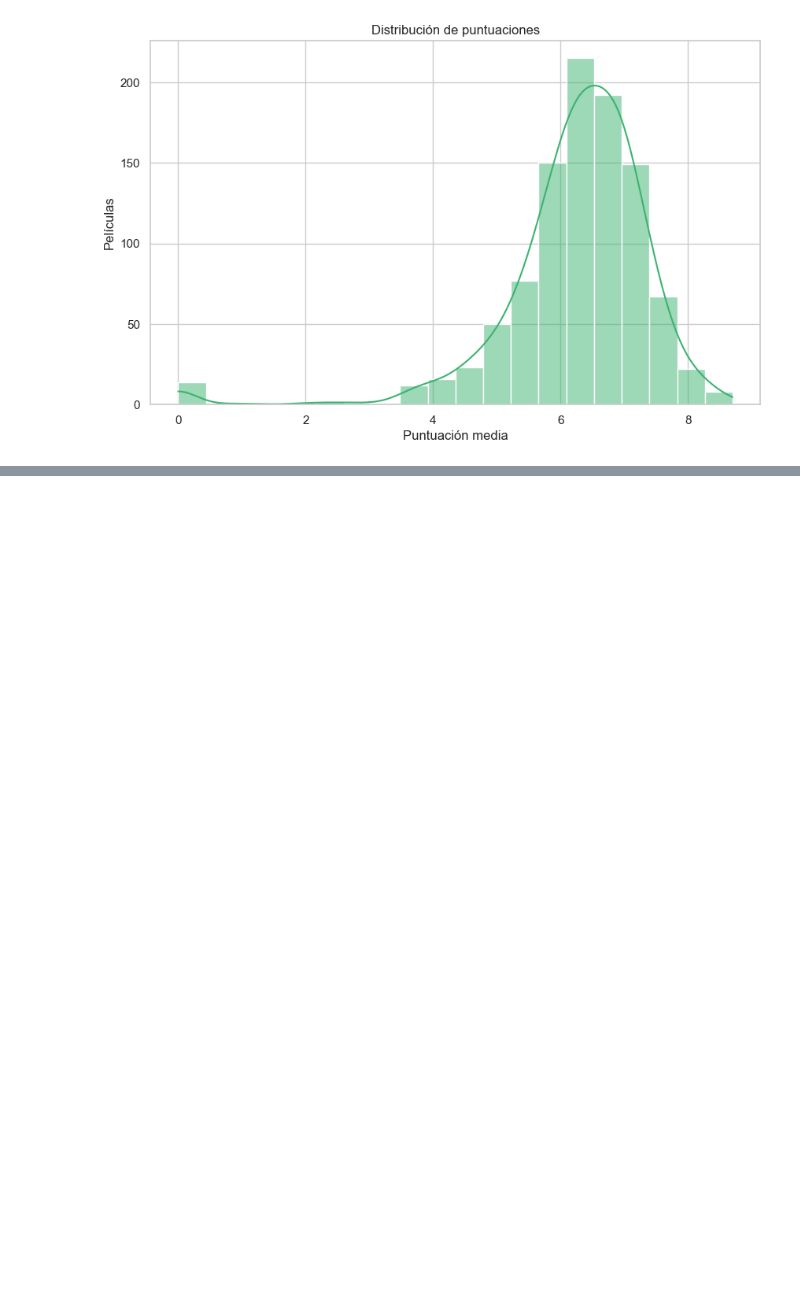
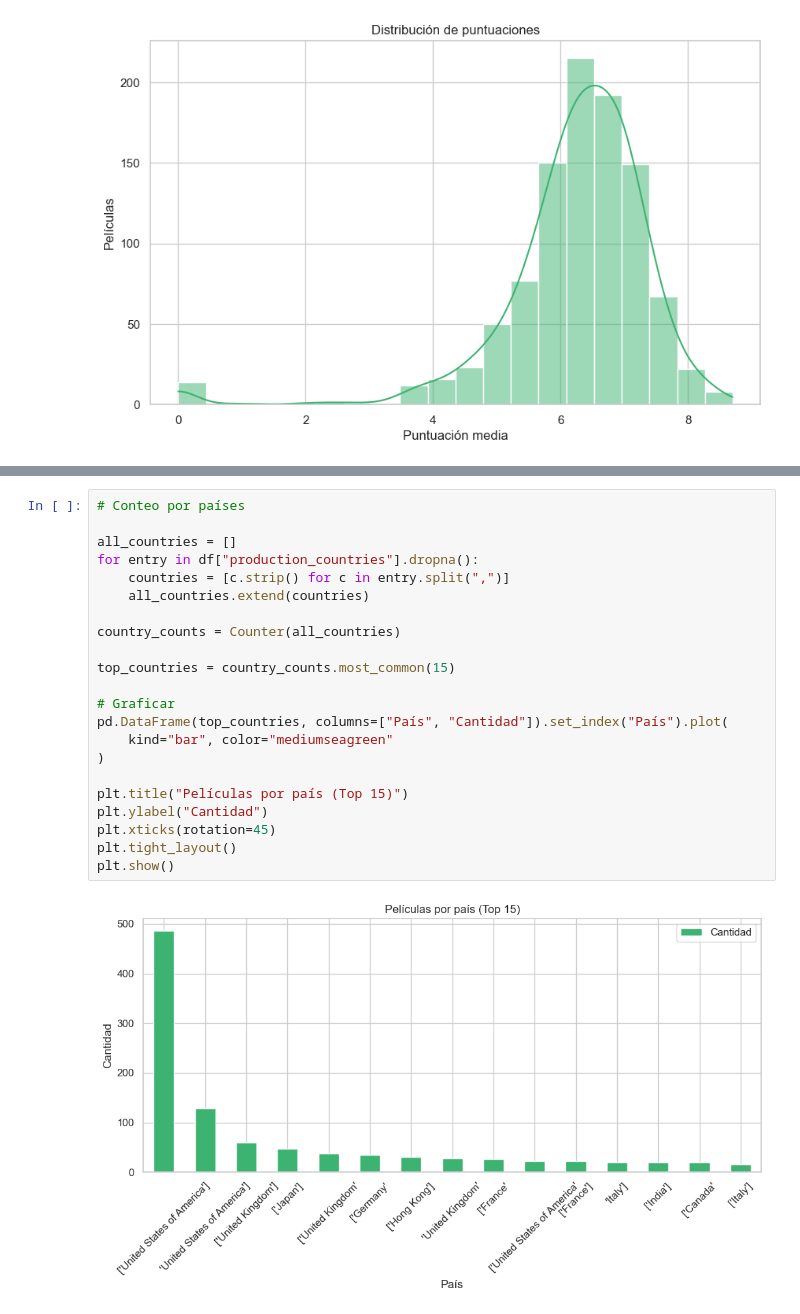
Before and after one commit to JuitoMG/recomendador-peliculas, a Jupyter notebook: notebooks/exploracion_datos.ipynb, the cells around one changed output, grey strips where cells are left out. Saved outputs shown, nothing was run; the diff lists cells and outputs as text; blank space fills up the shorter version.

Commit message:
Detectado un problema con el formato de los países y agregado a las conclusiones

```diff
--- a/notebooks/exploracion_datos.ipynb
+++ b/notebooks/exploracion_datos.ipynb
@@ -151,0 +152,24 @@ plt.show()
+# %%
+# Conteo por países
+
+all_countries = []
+for entry in df["production_countries"].dropna():
+    countries = [c.strip() for c in entry.split(",")]
+    all_countries.extend(countries)
+
+country_counts = Counter(all_countries)
+
+top_countries = country_counts.most_common(15)
+
+# Graficar
+pd.DataFrame(top_countries, columns=["País", "Cantidad"]).set_index("País").plot(
+    kind="bar", color="mediumseagreen"
+)
+
+plt.title("Películas por país (Top 15)")
+plt.ylabel("Cantidad")
+plt.xticks(rotation=45)
+plt.tight_layout()
+plt.show()
+# %% [output]
+[figure, added]
```
Also changed, not shown: parts of 4 cells of this notebook.
